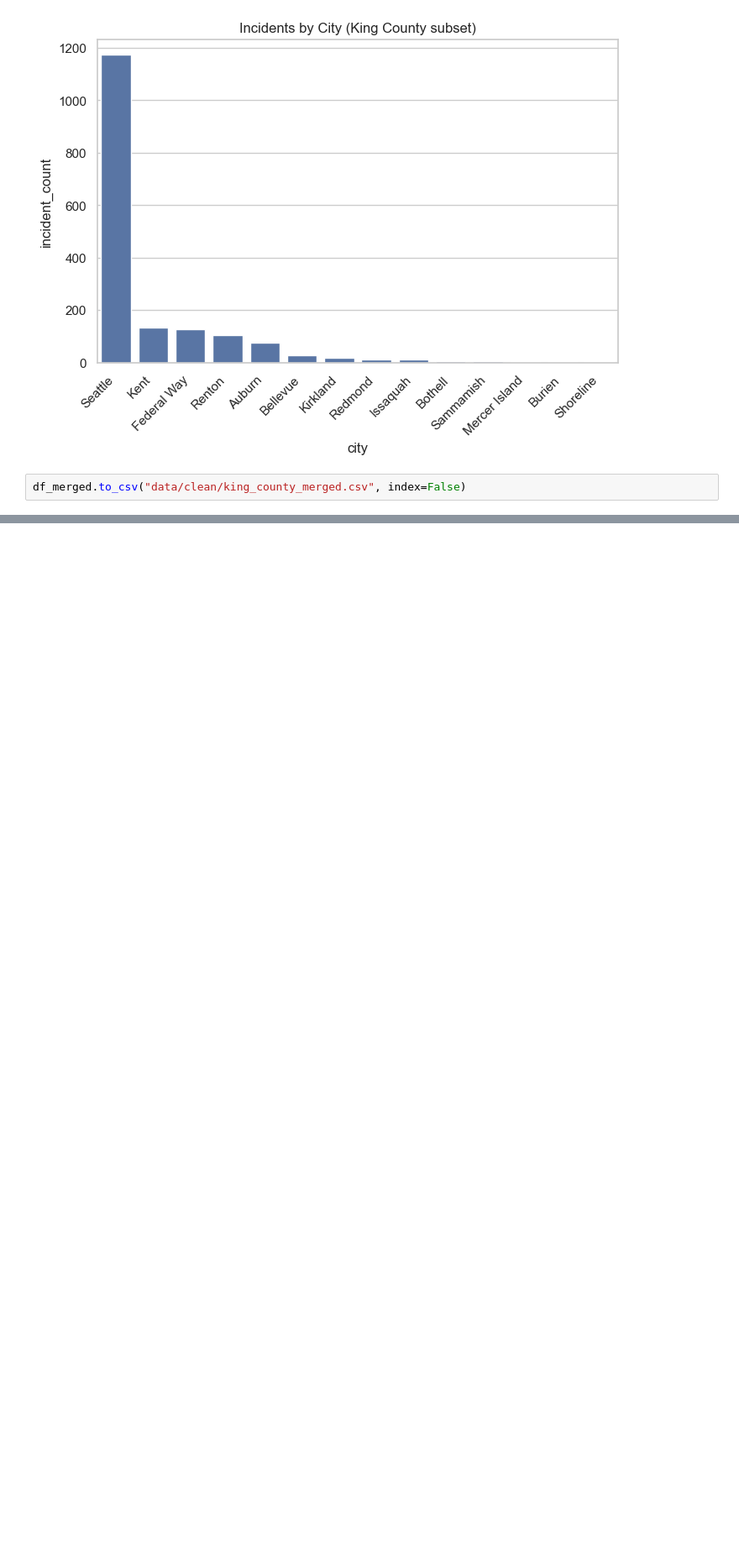
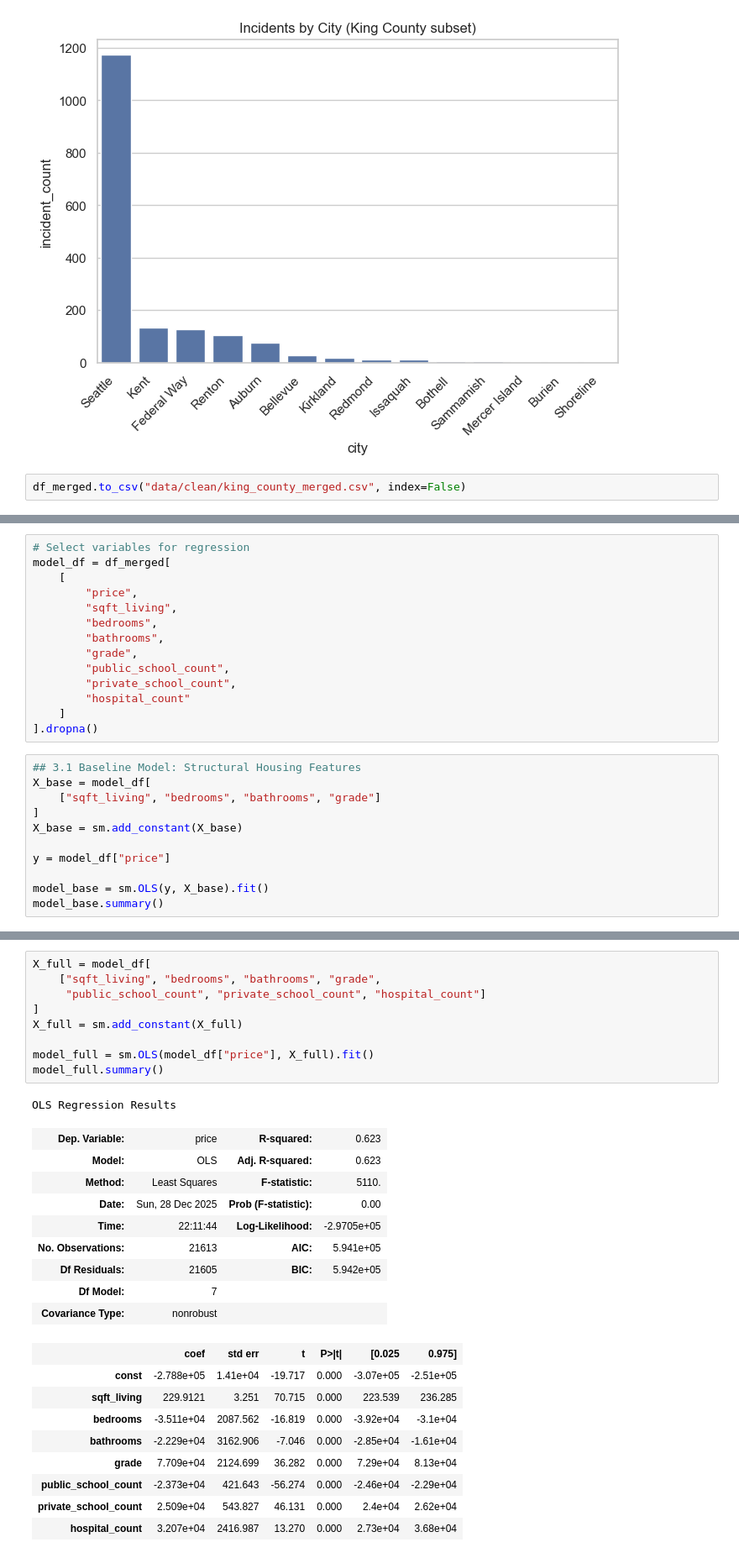
Before and after one commit to denizbarankarasu/livability-houseprice-usa, a Jupyter notebook: notebooks/01_eda.ipynb, the cells around one changed output, grey strips where cells are left out. Shown: that part at 84% size. Saved outputs shown, nothing was run; the diff lists cells and outputs as text; blank space fills up the shorter version.

```diff
--- a/notebooks/01_eda.ipynb
+++ b/notebooks/01_eda.ipynb
@@ -337,0 +354,25 @@ df_merged.to_csv("data/clean/king_county_merged.csv", index=False)
+# %%
+# Select variables for regression
+model_df = df_merged[
+    [
+        "price",
+        "sqft_living",
+        "bedrooms",
+        "bathrooms",
+        "grade",
+        "public_school_count",
+        "private_school_count",
+        "hospital_count"
+    ]
+].dropna()
+# %%
+## 3.1 Baseline Model: Structural Housing Features
+X_base = model_df[
+    ["sqft_living", "bedrooms", "bathrooms", "grade"]
+]
+X_base = sm.add_constant(X_base)
+
+y = model_df["price"]
+
+model_base = sm.OLS(y, X_base).fit()
+model_base.summary()
@@ -337,0 +404,29 @@ df_merged.to_csv("data/clean/king_county_merged.csv", index=False)
+# %%
+X_full = model_df[
+    ["sqft_living", "bedrooms", "bathrooms", "grade",
+     "public_school_count", "private_school_count", "hospital_count"]
+]
+X_full = sm.add_constant(X_full)
+
+model_full = sm.OLS(model_df["price"], X_full).fit()
+model_full.summary()
+# %% [output]
+OLS Regression Results
+| Dep. Variable: | price | R-squared: | 0.623 |
+| Model: | OLS | Adj. R-squared: | 0.623 |
+| Method: | Least Squares | F-statistic: | 5110. |
+| Date: | Sun, 28 Dec 2025 | Prob (F-statistic): | 0.00 |
+| Time: | 22:11:44 | Log-Likelihood: | -2.9705e+05 |
+| No. Observations: | 21613 | AIC: | 5.941e+05 |
+| Df Residuals: | 21605 | BIC: | 5.942e+05 |
+| Df Model: | 7 |  |  |
+| Covariance Type: | nonrobust |  |  |
+|  | coef | std err | t | P>|t| | [0.025 | 0.975] |
+| const | -2.788e+05 | 1.41e+04 | -19.717 | 0.000 | -3.07e+05 | -2.51e+05 |
+| sqft_living | 229.9121 | 3.251 | 70.715 | 0.000 | 223.539 | 236.285 |
+| bedrooms | -3.511e+04 | 2087.562 | -16.819 | 0.000 | -3.92e+04 | -3.1e+04 |
+| bathrooms | -2.229e+04 | 3162.906 | -7.046 | 0.000 | -2.85e+04 | -1.61e+04 |
+| grade | 7.709e+04 | 2124.699 | 36.282 | 0.000 | 7.29e+04 | 8.13e+04 |
+| public_school_count | -2.373e+04 | 421.643 | -56.274 | 0.000 | -2.46e+04 | -2.29e+04 |
+| private_school_count | 2.509e+04 | 543.827 | 46.131 | 0.000 | 2.4e+04 | 2.62e+04 |
+| hospital_count | 3.207e+04 | 2416.987 | 13.270 | 0.000 | 2.73e+04 | 3.68e+04 |
```
Also changed, not shown: parts of 15 cells of this notebook.
